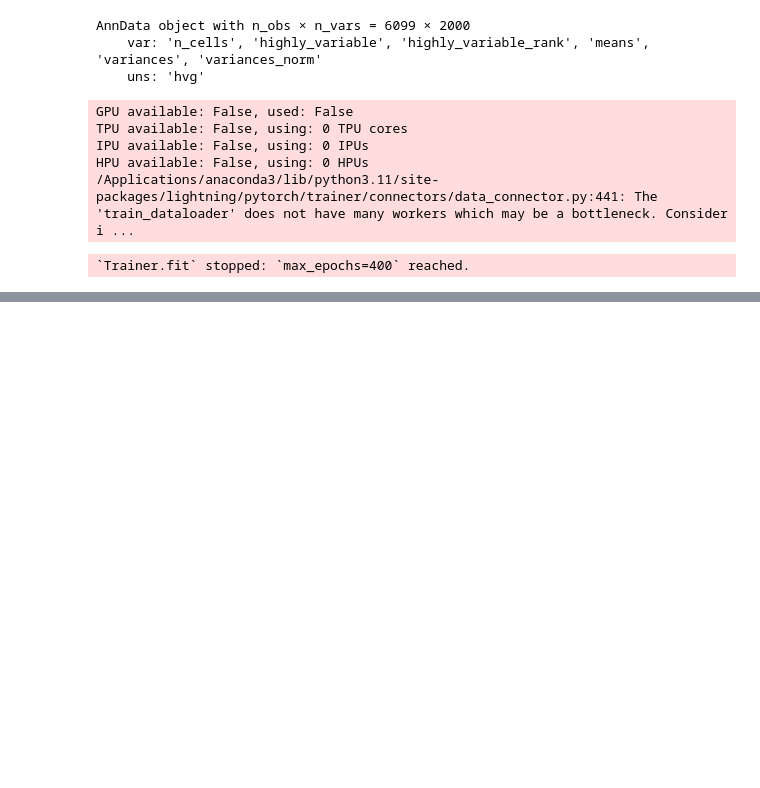
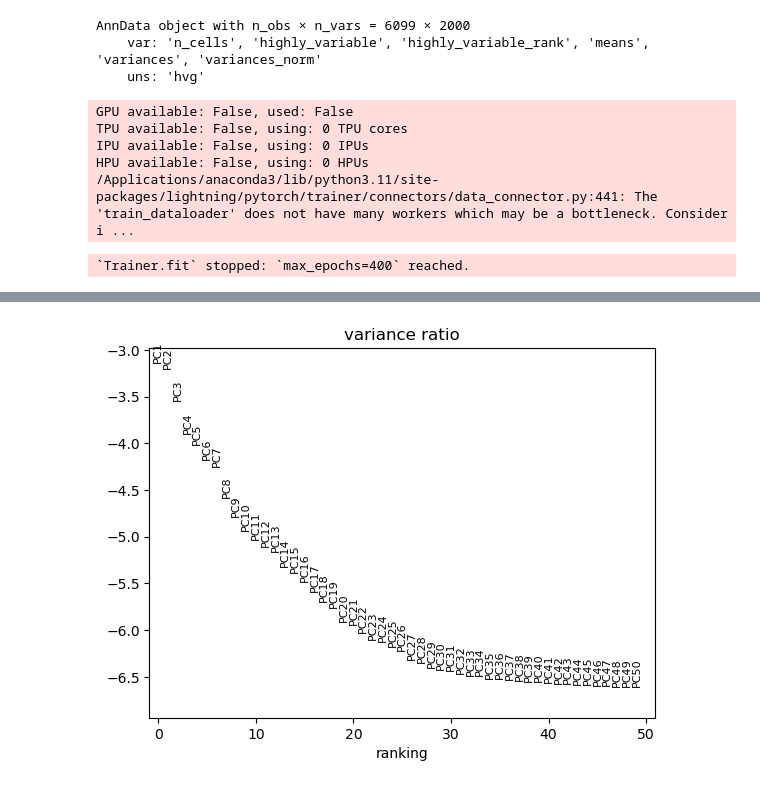
Before and after one commit to chira-ploy/singlecells-DataPlayground, a Jupyter notebook: lung_covid19/lungCovid19.ipynb, the cells around one changed output, grey strips where cells are left out. Saved outputs shown, nothing was run; the diff lists cells and outputs as text; code cells hidden in the pictures; blank space fills up the shorter version.

```diff
--- a/lung_covid19/lungCovid19.ipynb
+++ b/lung_covid19/lungCovid19.ipynb
@@ -242,0 +506,4 @@ adata.obs
+# %%
+#get only highly_varible genes = 2000 genes
+adata = adata[:, adata.var.highly_variable]
+adata
@@ -242,0 +527,4 @@ adata.obs
+# %%
+sc.pl.pca_variance_ratio(adata, log=True, n_pcs=50)
+# %% [output]
+[figure, added]
```
Also changed, not shown: parts of 95 cells of this notebook.
